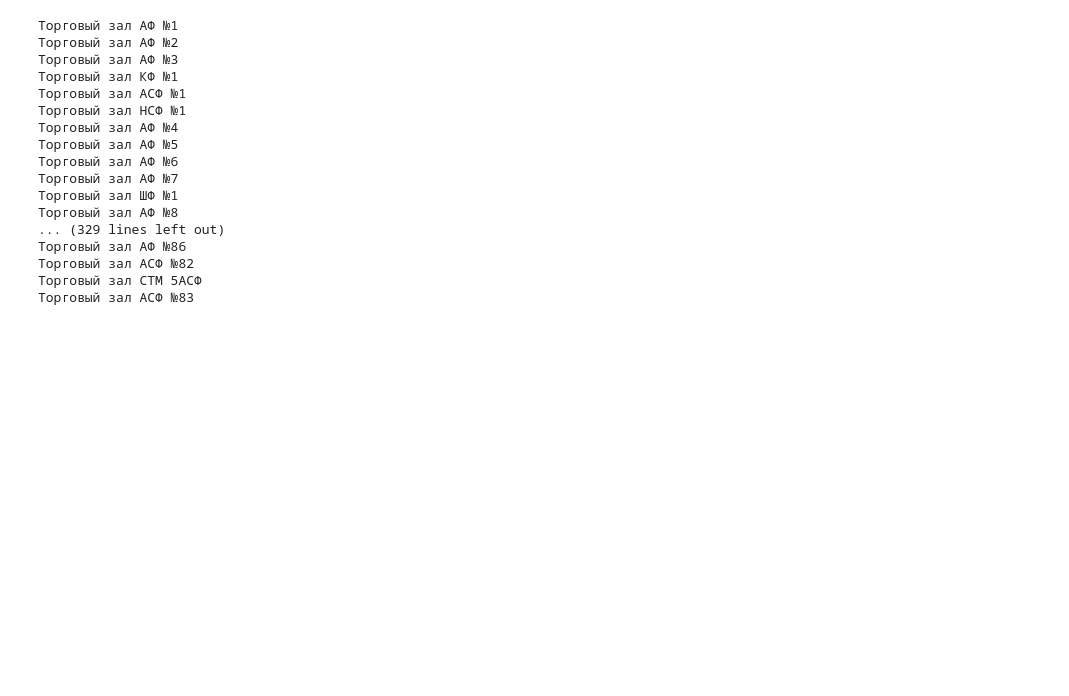
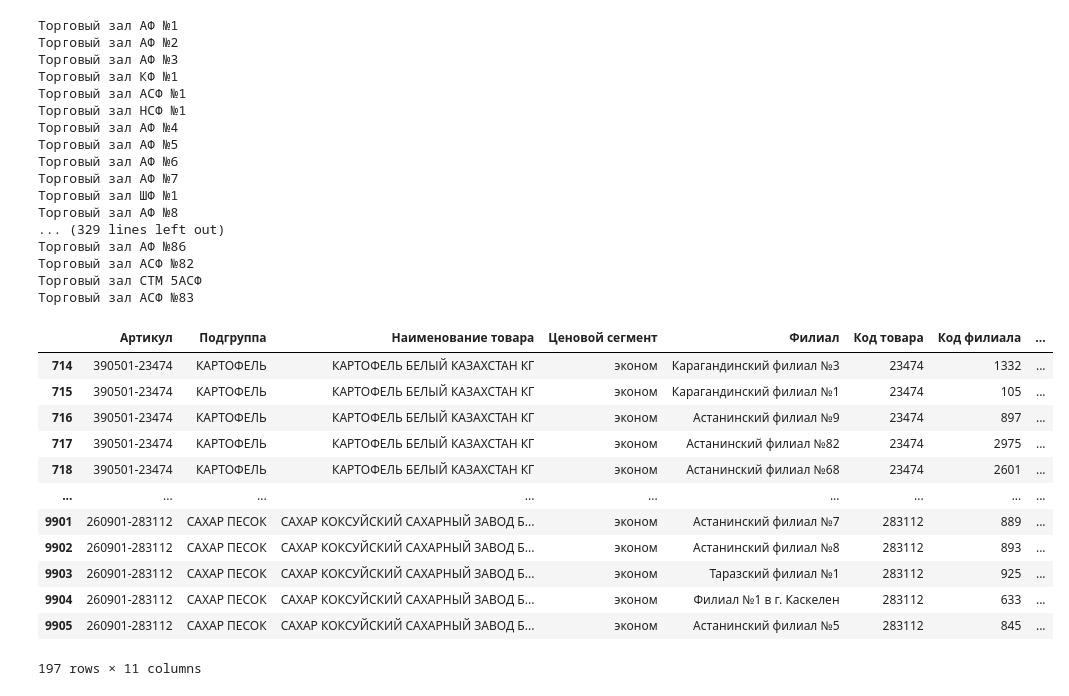
Before and after one commit to OPELsinus/robot-filling-2t-1157, a Jupyter notebook: main.ipynb, the cells around one changed output. Cells and saved outputs as stored; diff of their text form; code cells hidden in the pictures; blank space fills up the shorter version.

```diff
--- a/main.ipynb
+++ b/main.ipynb
@@ -75,3 +75,24 @@ for i in df1['store_name']:
 Торговый зал АСФ №82
 Торговый зал СТМ 5АСФ
 Торговый зал АСФ №83
+# %%
+import pandas as pd
+
+df = pd.read_csv(r'C:\Users\Abdykarim.D\PycharmProjects\robot-1157-DWH\working_path\all.csv', header=None)
+df.columns = ['Артикул', 'Подгруппа', 'Наименование товара', 'Ценовой сегмент', 'Филиал', 'Код товара', 'Код филиала', 'Учётные остатки', 'Фактические остатки', 'Свободные остатки', 'Кол-во проблемных']
+# %%
+df[df['Наименование товара'].str.contains('БЕЛ')]
+# %% [output]
+|  | Артикул | Подгруппа | Наименование товара | Ценовой сегмент | Филиал | Код товара | Код филиала | ... |
+| 714 | 390501-23474 | КАРТОФЕЛЬ | КАРТОФЕЛЬ БЕЛЫЙ КАЗАХСТАН КГ | эконом | Карагандинский филиал №3 | 23474 | 1332 | ... |
+| 715 | 390501-23474 | КАРТОФЕЛЬ | КАРТОФЕЛЬ БЕЛЫЙ КАЗАХСТАН КГ | эконом | Карагандинский филиал №1 | 23474 | 105 | ... |
+| 716 | 390501-23474 | КАРТОФЕЛЬ | КАРТОФЕЛЬ БЕЛЫЙ КАЗАХСТАН КГ | эконом | Астанинский филиал №9 | 23474 | 897 | ... |
+| 717 | 390501-23474 | КАРТОФЕЛЬ | КАРТОФЕЛЬ БЕЛЫЙ КАЗАХСТАН КГ | эконом | Астанинский филиал №82 | 23474 | 2975 | ... |
+| 718 | 390501-23474 | КАРТОФЕЛЬ | КАРТОФЕЛЬ БЕЛЫЙ КАЗАХСТАН КГ | эконом | Астанинский филиал №68 | 23474 | 2601 | ... |
+| ... | ... | ... | ... | ... | ... | ... | ... | ... |
+| 9901 | 260901-283112 | САХАР ПЕСОК | САХАР КОКСУЙСКИЙ САХАРНЫЙ ЗАВОД Б... | эконом | Астанинский филиал №7 | 283112 | 889 | ... |
+| 9902 | 260901-283112 | САХАР ПЕСОК | САХАР КОКСУЙСКИЙ САХАРНЫЙ ЗАВОД Б... | эконом | Астанинский филиал №8 | 283112 | 893 | ... |
+| 9903 | 260901-283112 | САХАР ПЕСОК | САХАР КОКСУЙСКИЙ САХАРНЫЙ ЗАВОД Б... | эконом | Таразский филиал №1 | 283112 | 925 | ... |
+| 9904 | 260901-283112 | САХАР ПЕСОК | САХАР КОКСУЙСКИЙ САХАРНЫЙ ЗАВОД Б... | эконом | Филиал №1 в г. Каскелен | 283112 | 633 | ... |
+| 9905 | 260901-283112 | САХАР ПЕСОК | САХАР КОКСУЙСКИЙ САХАРНЫЙ ЗАВОД Б... | эконом | Астанинский филиал №5 | 283112 | 845 | ... |
+197 rows × 11 columns
```
Also changed, not shown: parts of 1 cell of this notebook, 3 other files.
